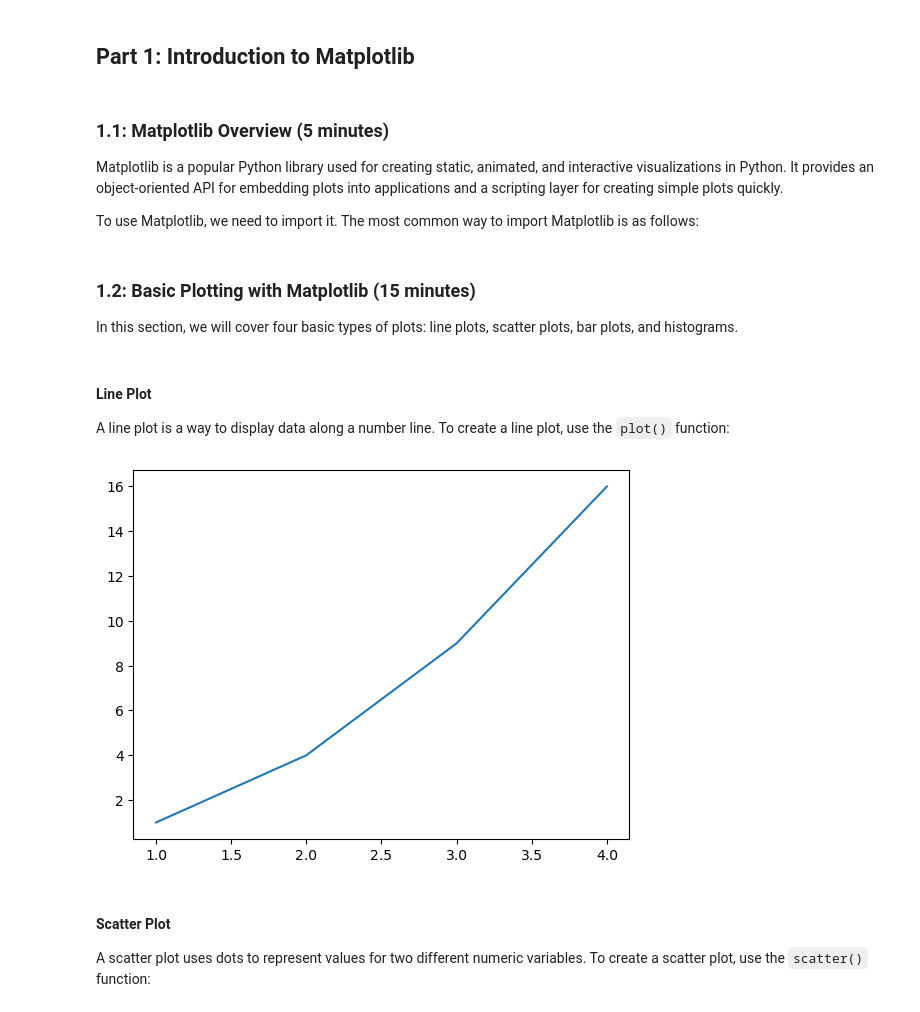
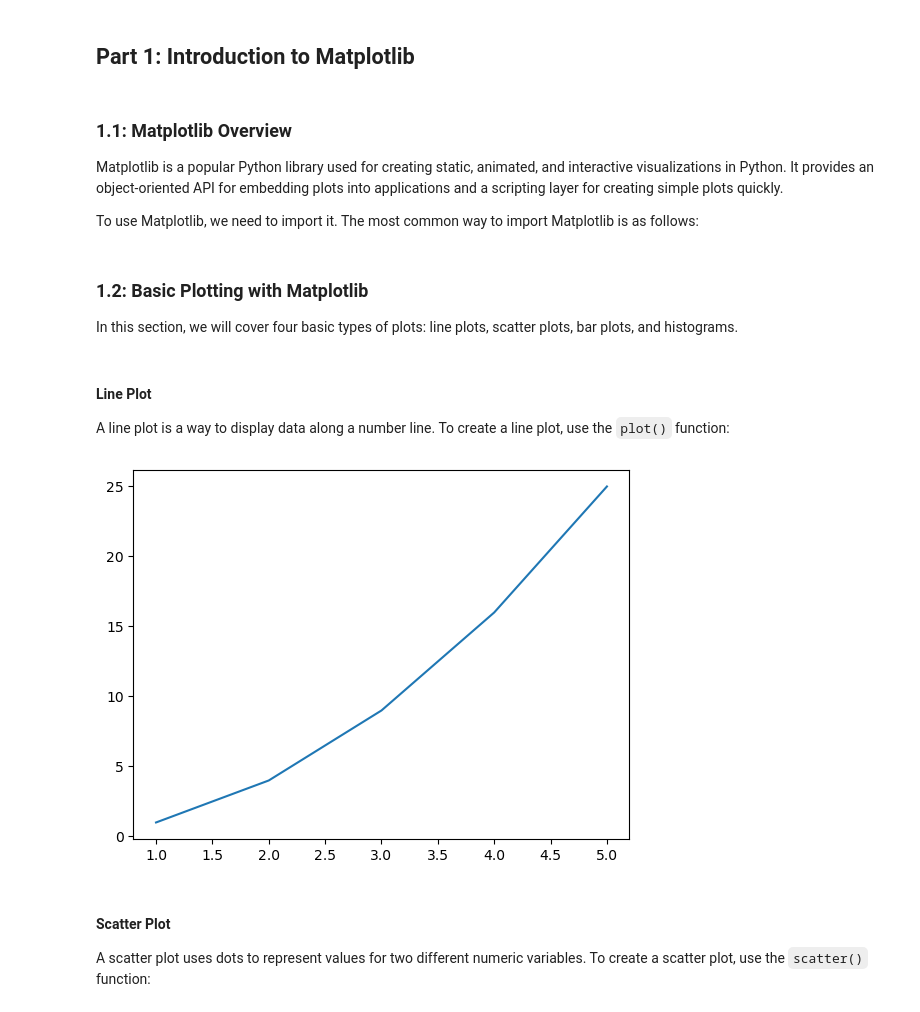
Before and after one commit to yibeichan/COMM160DS, a Jupyter notebook: week_4/lecture_part1.ipynb, the cells around one changed output. Drawn from its saved outputs; the diff is of its cells as text; code cells hidden in the pictures.

```diff
--- a/week_4/lecture_part1.ipynb
+++ b/week_4/lecture_part1.ipynb
@@ -3,28 +3,27 @@
 # %% [markdown]
 ## Part 1: Introduction to Matplotlib
 # %% [markdown]
-### 1.1: Matplotlib Overview (5 minutes)
-
+### 1.1: Matplotlib Overview
 Matplotlib is a popular Python library used for creating static, animated, and interactive visualizations in Python. It provides an object-oriented API for embedding plots into applications and a scripting layer for creating simple plots quickly.
 
 To use Matplotlib, we need to import it. The most common way to import Matplotlib is as follows:
 # %%
 import matplotlib.pyplot as plt
 # %% [markdown]
-### 1.2: Basic Plotting with Matplotlib (15 minutes)
+### 1.2: Basic Plotting with Matplotlib
 In this section, we will cover four basic types of plots: line plots, scatter plots, bar plots, and histograms.
 # %% [markdown]
 #### Line Plot
 
 A line plot is a way to display data along a number line. To create a line plot, use the `plot()` function:
 # %%
-x = [1, 2, 3, 4]
-y = [1, 4, 9, 16]
+x = [1, 2, 3, 4, 5]
+y = [1, 4, 9, 16, 25]
 
 plt.plot(x, y)
 plt.show()
 # %% [output]
-[figure, old version]
+[figure, new version]
 # %% [markdown]
 #### Scatter Plot
 
```
Also changed, not shown: parts of 28 cells of this notebook, 3 other files.
